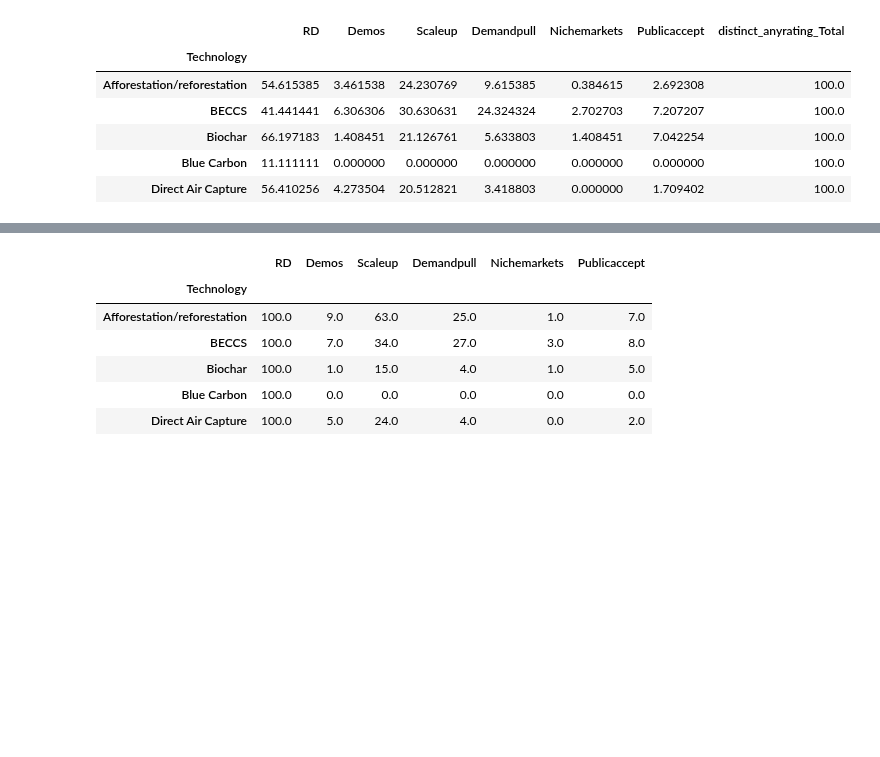
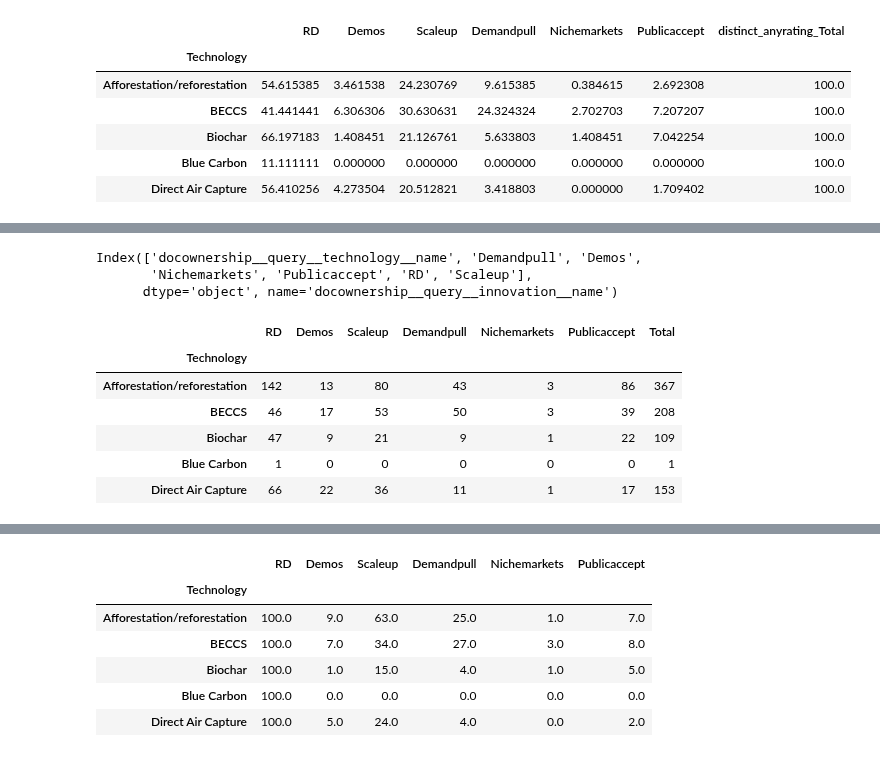
Before and after one commit to mcc-apsis/NETs-review, a Jupyter notebook: NETs graphs.ipynb, the cells around one changed output, grey strips where cells are left out. Cells and saved outputs as stored; diff of their text form; code cells hidden in the pictures; blank space fills up the shorter version.

```diff
--- a/NETs graphs.ipynb
+++ b/NETs graphs.ipynb
@@ -509,0 +528,14 @@ rtable2.head()
+# %%
+allratedtable = fix_table(allrateddocs).set_index('Technology')
+allratedtable.head()
+# %% [output]
+Index(['docownership__query__technology__name', 'Demandpull', 'Demos',
+       'Nichemarkets', 'Publicaccept', 'RD', 'Scaleup'],
+      dtype='object', name='docownership__query__innovation__name')
+|  | RD | Demos | Scaleup | Demandpull | Nichemarkets | Publicaccept | Total |
+| Technology |  |  |  |  |  |  |  |
+| Afforestation/reforestation | 142 | 13 | 80 | 43 | 3 | 86 | 367 |
+| BECCS | 46 | 17 | 53 | 50 | 3 | 39 | 208 |
+| Biochar | 47 | 9 | 21 | 9 | 1 | 22 | 109 |
+| Blue Carbon | 1 | 0 | 0 | 0 | 0 | 0 | 1 |
+| Direct Air Capture | 66 | 22 | 36 | 11 | 1 | 17 | 153 |
```
Also changed, not shown: parts of 7 cells of this notebook, 6 other files.
